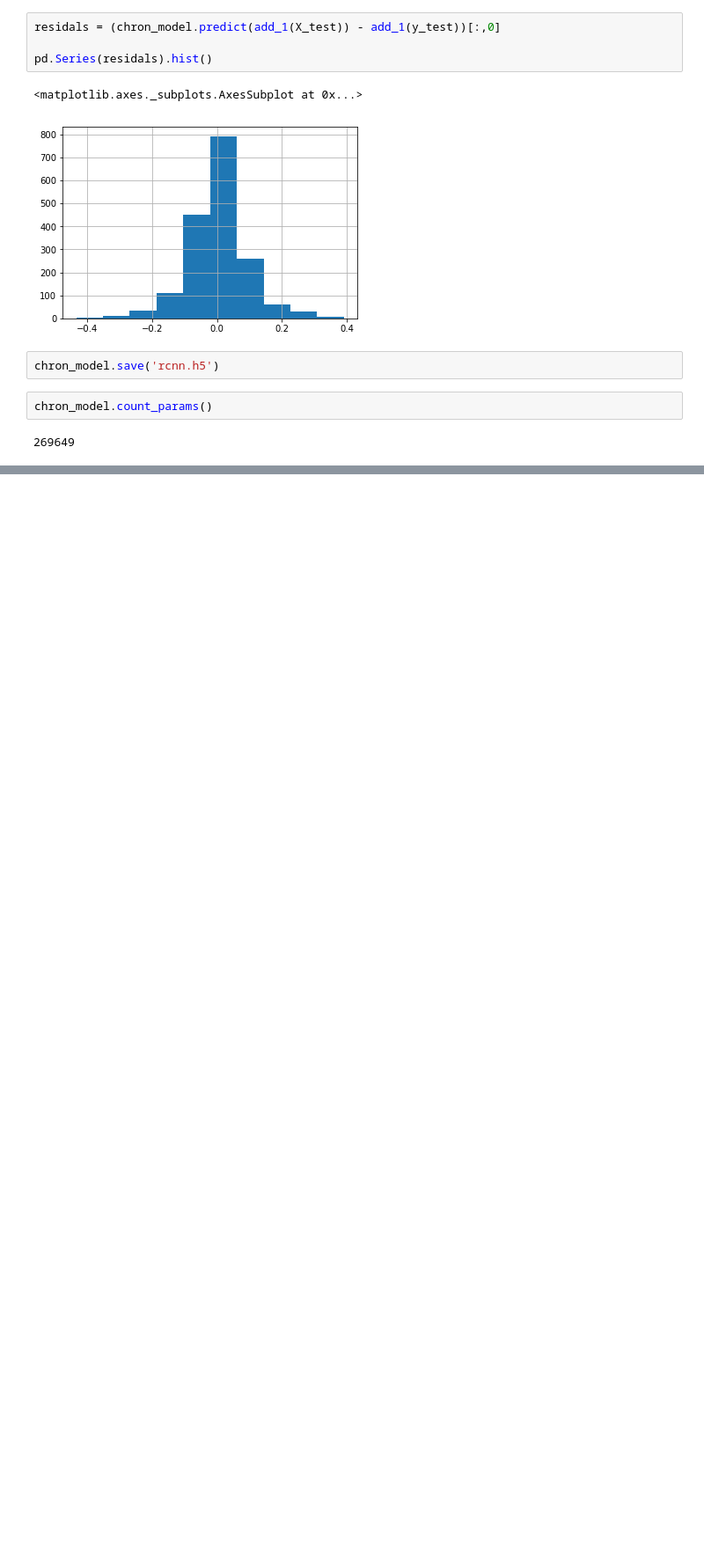
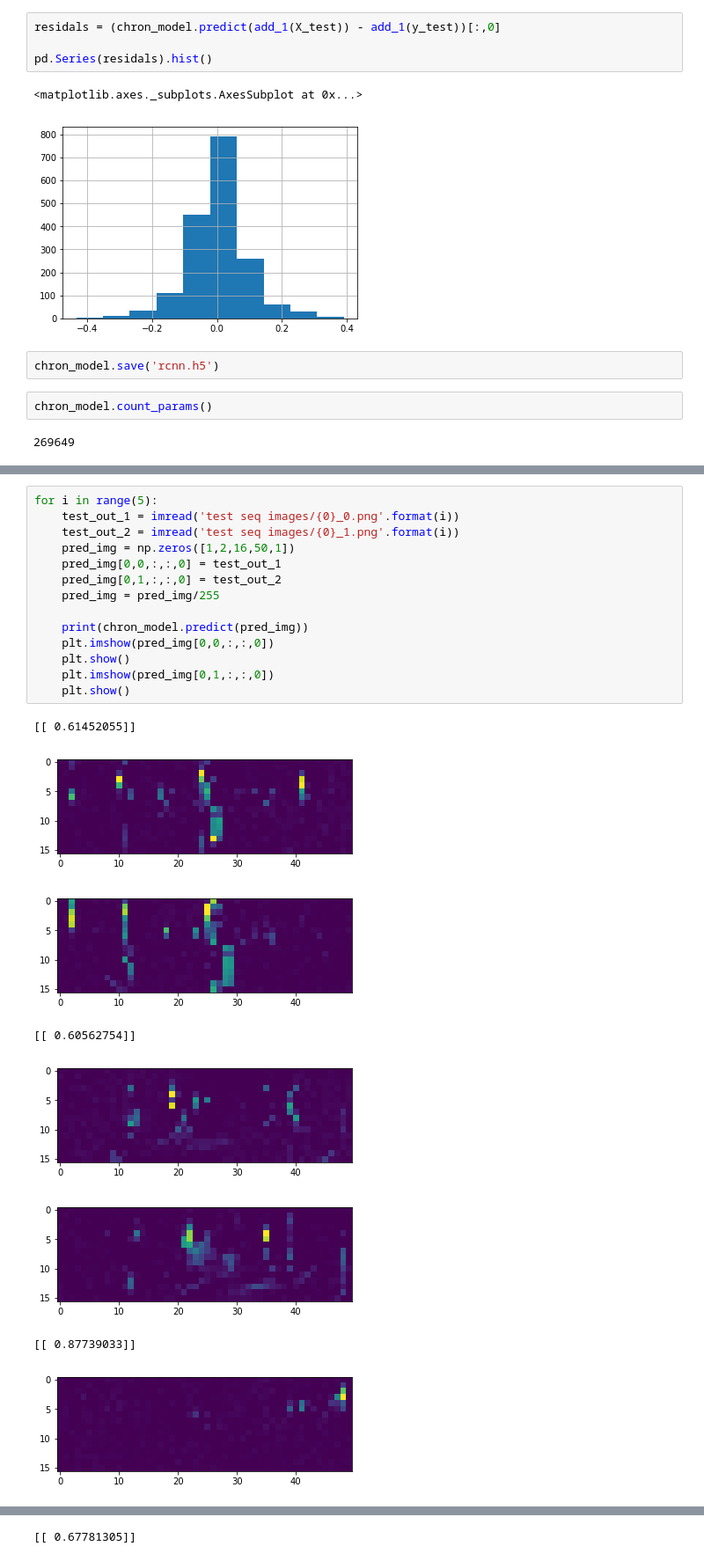
Before and after one commit to ZackAkil/robo-videographer-app, a Jupyter notebook: machine_learning/5# Augment data for big re-train .ipynb, the cells around one changed output, grey strips where cells are left out. Shown at 88% size. Drawn from its saved outputs; the diff is of its cells as text; blank space fills up the shorter version.

```diff
--- a/machine_learning/5# Augment data for big re-train .ipynb
+++ b/machine_learning/5# Augment data for big re-train .ipynb
@@ -235,0 +278,23 @@ chron_model.count_params()
+# %%
+for i in range(5):
+    test_out_1 = imread('test seq images/{0}_0.png'.format(i))
+    test_out_2 = imread('test seq images/{0}_1.png'.format(i))
+    pred_img = np.zeros([1,2,16,50,1])
+    pred_img[0,0,:,:,0] = test_out_1
+    pred_img[0,1,:,:,0] = test_out_2
+    pred_img = pred_img/255
+
+    print(chron_model.predict(pred_img))
+    plt.imshow(pred_img[0,0,:,:,0])
+    plt.show()
+    plt.imshow(pred_img[0,1,:,:,0])
+    plt.show()
+# %% [output]
+[[ 0.61452055]]
+[figure, added]
+[figure, added]
+[[ 0.60562754]]
+[figure, added]
+[figure, added]
+[[ 0.87739033]]
+[figure, added]
@@ -235,0 +302 @@ chron_model.count_params()
+[[ 0.67781305]]
```
Also changed, not shown: parts of 5 cells of this notebook, 22 other files.
